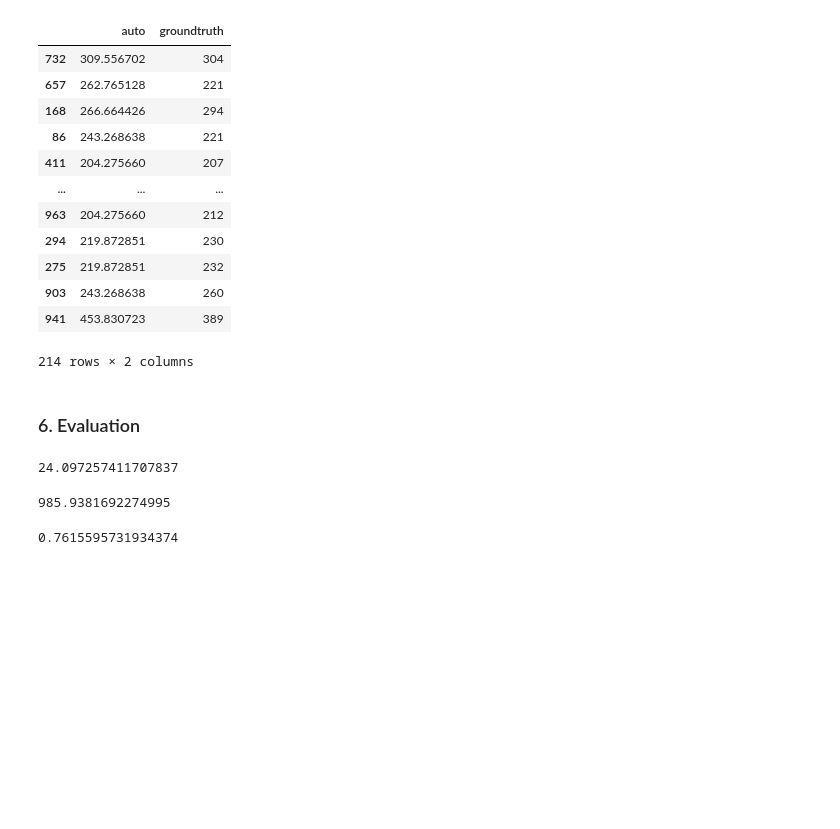
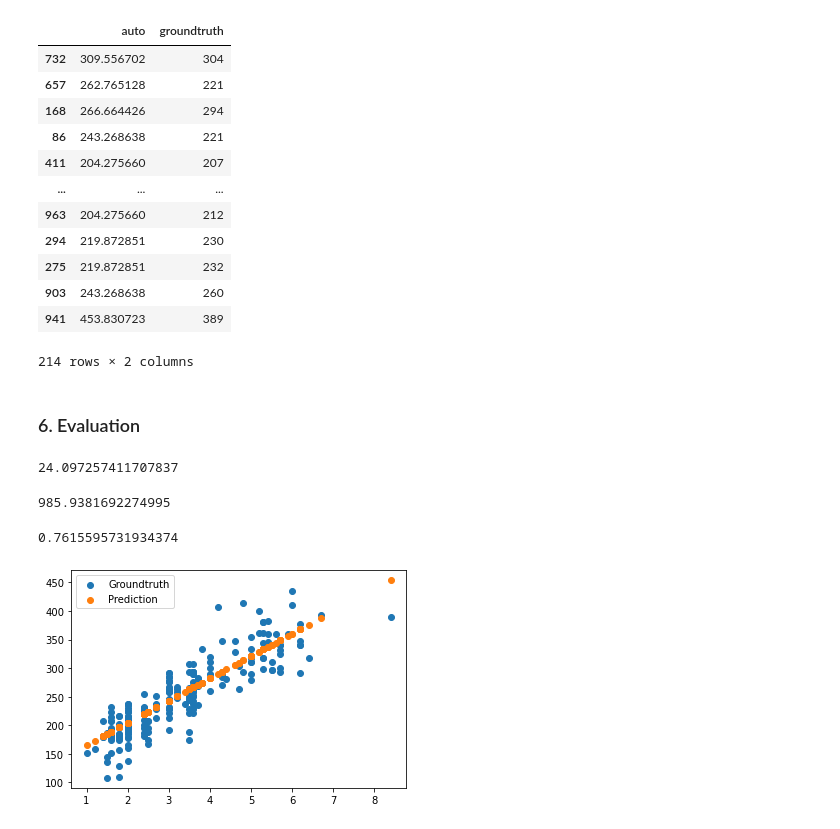
Before and after one commit to honghanhh/py40a12l2, a Jupyter notebook: lectures/lecture2/LeMinh_Linear_regression.ipynb, the cells around one changed output. Drawn from its saved outputs; the diff is of its cells as text; code cells hidden in the pictures; blank space fills up the shorter version.

```diff
--- a/lectures/lecture2/LeMinh_Linear_regression.ipynb
+++ b/lectures/lecture2/LeMinh_Linear_regression.ipynb
@@ -277,3 +278,10 @@ mean_squared_error(y_test,prediction2)
 r2_score(y_test,prediction2)
 # %% [output]
 0.7615595731934374
+# %%
+plt.scatter(X_test.ENGINESIZE, y_test, label='Groundtruth')
+plt.scatter(X_test.ENGINESIZE, prediction2, label='Prediction')
+plt.legend()
+plt.show()
+# %% [output]
+[figure, added]
```
Also changed, not shown: parts of 2 cells of this notebook, 2 other files.
